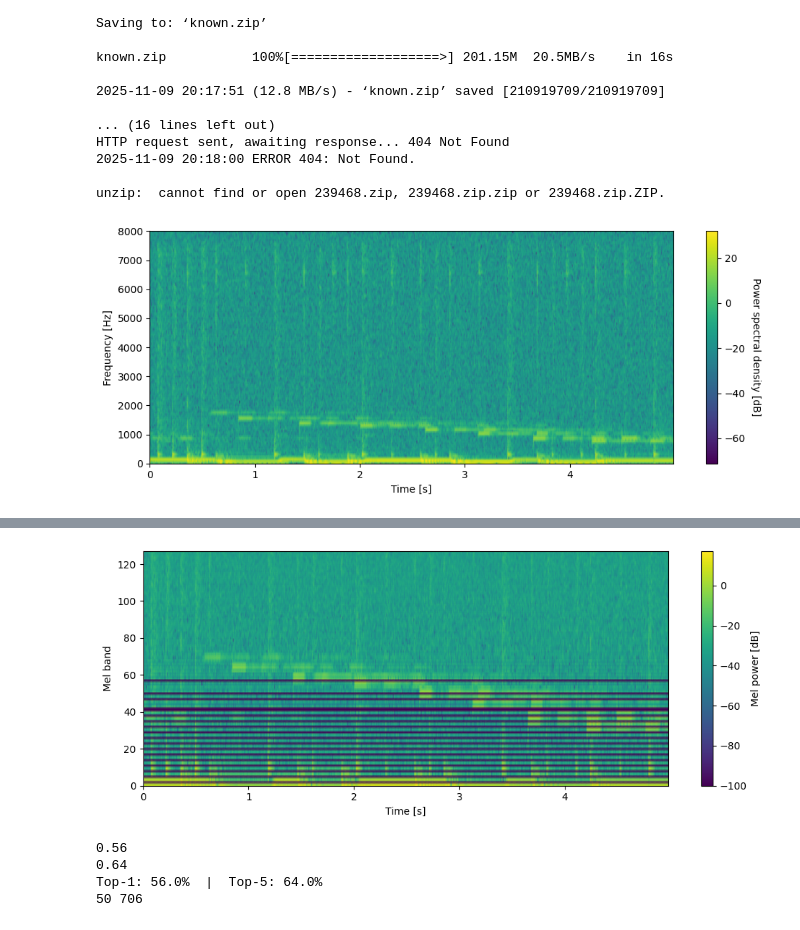
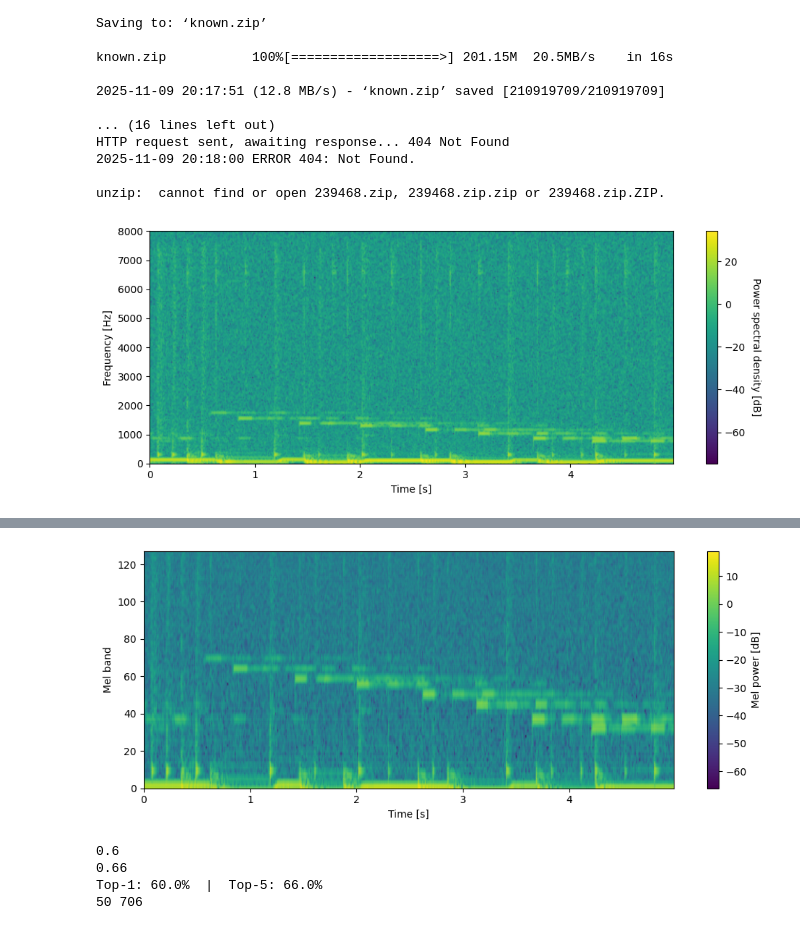
Before and after one commit to CplSwofford/Signal_Systems, a Jupyter notebook: ISS.ipynb, the cells around one changed output, grey strips where cells are left out. Saved outputs shown, nothing was run; the diff lists cells and outputs as text; code cells hidden in the pictures.

```diff
--- a/ISS.ipynb
+++ b/ISS.ipynb
@@ -154,7 +154,11 @@ def spectrogram(x, window, noverlap=None, nfft=None):
 
     hop = window.size - noverlap
     Xfrm = framing(x, window.size, hop)
-    X = np.fft.rfft(Xfrm * window[None, :], n=nfft, axis=1)
+
+    W = window[None, :]
+    Xfull = fft(Xfrm * W, n=nfft, axis=1)
+    X = Xfull[:, : nfft//2 + 1]
+
     return X
 
 
@@ -181,13 +185,20 @@ def show_spectrogram(X, fs, nfft, frame_shift):
 
 
 
-N = 256
-Nfft = 256
-overlap = 128
-hop = N - overlap
+N = 320          #délka okna/rámce
+Nfft = 512          #velikost FFT. Musí být ≥ N
+overlap = 160       #překryv rámců ve vzorcích. Kolik vzorků sousední rámce sdílí.
+hop = N - overlap   #posun (frame shift) mezi začátky rámců
 
 X = spectrogram(valid_vec[0], N, overlap, Nfft)
 show_spectrogram (X, valid_Fs, Nfft, hop)
+
+"""
+f = fftfreq(Nfft, d=1/valid_Fs)
+frame_time = ifft(X[0], n=Nfft).real
+print(f)
+print(frame_time)
+"""
 
 # After scaling still same, just check
 display(Audio(valid_vec[0], rate=valid_Fs))
@@ -195,7 +206,7 @@ display(Audio(f"valid/{0}.wav", rate=valid_Fs))
 
 
 #########################################################################################
-def mel_db(X, fs, nfft, n_mels=64, fmin=1000, fmax=6000, eps=1e-10):
+def mel_db(X, fs, nfft, n_mels=64, fmin=100, fmax=6000, eps=1e-10):
     S = (np.abs(X)**2).T                                                             # (bins × frames)
     H = librosa.filters.mel(sr=fs, n_fft=nfft, n_mels=n_mels, fmin=fmin, fmax=fmax)  # (mels × bins)
     return 10*np.log10(H @ S + eps)
@@ -219,39 +230,46 @@ fmin, fmax = 100, 6000
 
 ##########################################################################################
 def clip_to_embedding(x):
+
     X = spectrogram(x, np.hanning(N), overlap, Nfft)   # komplexní STFT (frames × bins)
     M = mel_db(X, fs=Fs, nfft=Nfft, n_mels=n_mels, fmin=fmin, fmax=fmax)  # (mels × frames), dB
     emb = M.mean(axis=1)  # průměr přes čas → (mels,)
+
+
+    # Nepoužíva:  Top1 - 2 a Top5 - 12
+    #XdB = 20*np.log10(np.abs(X) + 1e-10)                        # log-magnitude v dB
+    #emb = XdB.mean(axis=0)
+
     return emb
 
 
 known_emb = np.vstack([clip_to_embedding(known_vec[j]) for j in range(known_vec.shape[0])])  # shape (706, n_mels)
 known_norm = np.linalg.norm(known_emb, axis=1, keepdims=True) + 1e-12  # (706,1)
 
 
 ##########################################################################################
 
 
 
 N_valid = 50
 
 def compute_similarity_matrix(N_valid, N_known):
   # complete stupid solution just for testing the evaluation ...
   # the full version will probably have more arguments !
   similarities = np.random.uniform( 0, 1, (N_valid, N_known))
 
   for i in range(N_valid):
       v = clip_to_embedding(valid_vec[i])                      # (n_mels,)
       vnorm = np.linalg.norm(v) + 1e-12
       sims = (known_emb @ v) / (known_norm.ravel() * vnorm)    # (706,)
       similarities[i, :] = sims
 
   return similarities
 # %% [output]
-[figure, old version]
+[figure, new version]
 [interactive output not drawn]
 [interactive output not drawn]
-[figure, old version]
+[figure, new version]
 # %%
 # evaluation - the function produces Top-1 and Top-5 accuracy on validation data
 def eval(scores, key):
@@ -281,7 +299,7 @@ print(f"Top-1: {top1*100:.1f}%  |  Top-5: {top5*100:.1f}%")
 np.savetxt("eval.txt", scores_matrix)
 print(scores_matrix.shape[0], scores_matrix.shape[1])
 # %% [output]
-0.56
-0.64
-Top-1: 56.0%  |  Top-5: 64.0%
+0.6
+0.66
+Top-1: 60.0%  |  Top-5: 66.0%
 50 706
```
